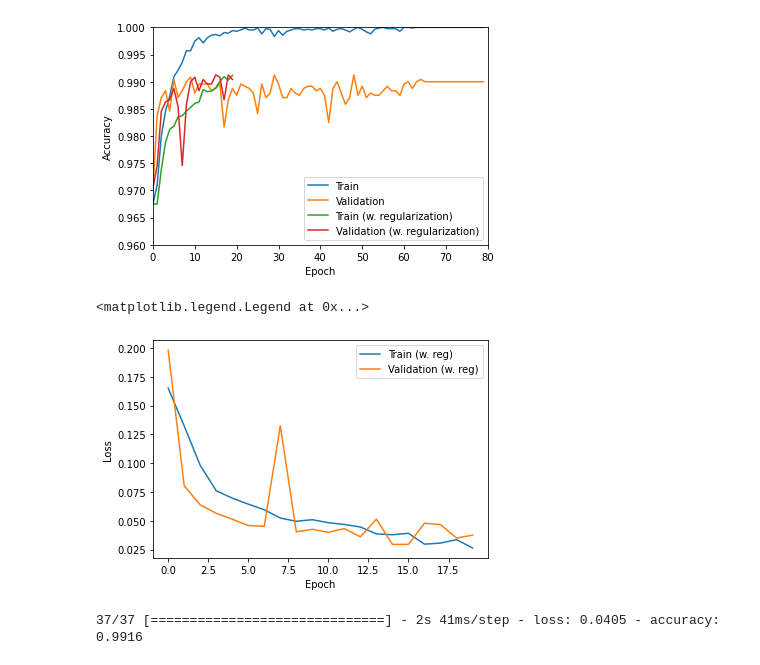
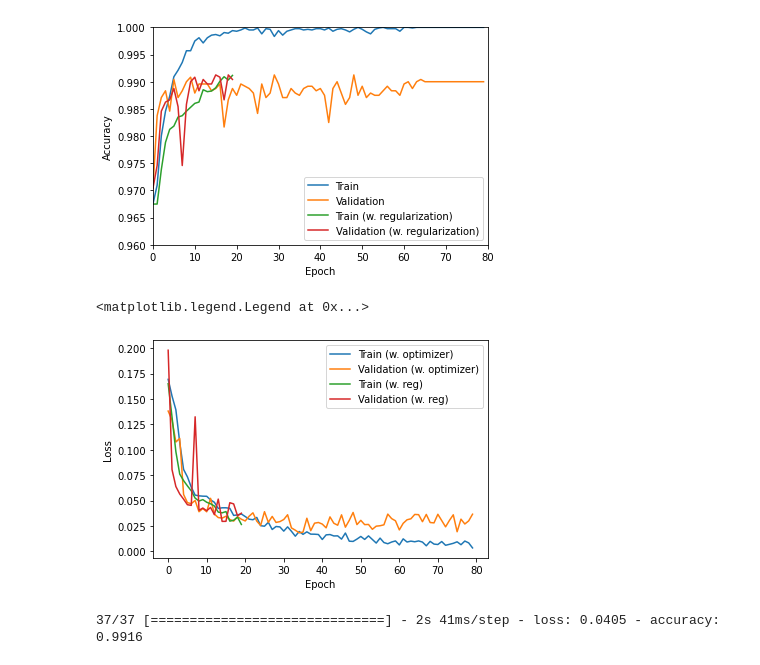
Before and after one commit to steffenrask/AML, a Jupyter notebook: Q2 - CNN.ipynb, the cells around one changed output. Drawn from its saved outputs; the diff is of its cells as text; code cells hidden in the pictures.

```diff
--- a/Q2 - CNN.ipynb
+++ b/Q2 - CNN.ipynb
@@ -501,20 +499,20 @@ plt.legend()
 # %%
 # Comparing loss
 
 #plt.plot(history.history['loss'], label='Train')
 #plt.plot(history.history['val_loss'], label = 'Validation')
 #plt.plot(historyCC.history['loss'], label = 'Train (w. augmentation)')
 #plt.plot(historyCC.history['val_loss'], label = 'Validation (w. augmentation)')
-#plt.plot(historyCC_opt.history['loss'], label = 'Train (w. optimizer)')
-#plt.plot(historyCC_opt.history['val_loss'], label = 'Validation (w. optimizer)')
+plt.plot(historyCC_opt.history['loss'], label = 'Train (w. optimizer)')
+plt.plot(historyCC_opt.history['val_loss'], label = 'Validation (w. optimizer)')
 plt.plot(historyCC_reg.history['loss'], label = 'Train (w. reg)')
 plt.plot(historyCC_reg.history['val_loss'], label = 'Validation (w. reg)')
 plt.xlabel('Epoch')
 plt.ylabel('Loss')
 plt.legend()
 # %% [output]
 <matplotlib.legend.Legend at 0x...>
-[figure, old version]
+[figure, new version]
 # %%
 modelCC.evaluate(valid_generator_CC,
 steps=STEP_SIZE_TEST)
```
Also changed, not shown: parts of 29 cells of this notebook.
